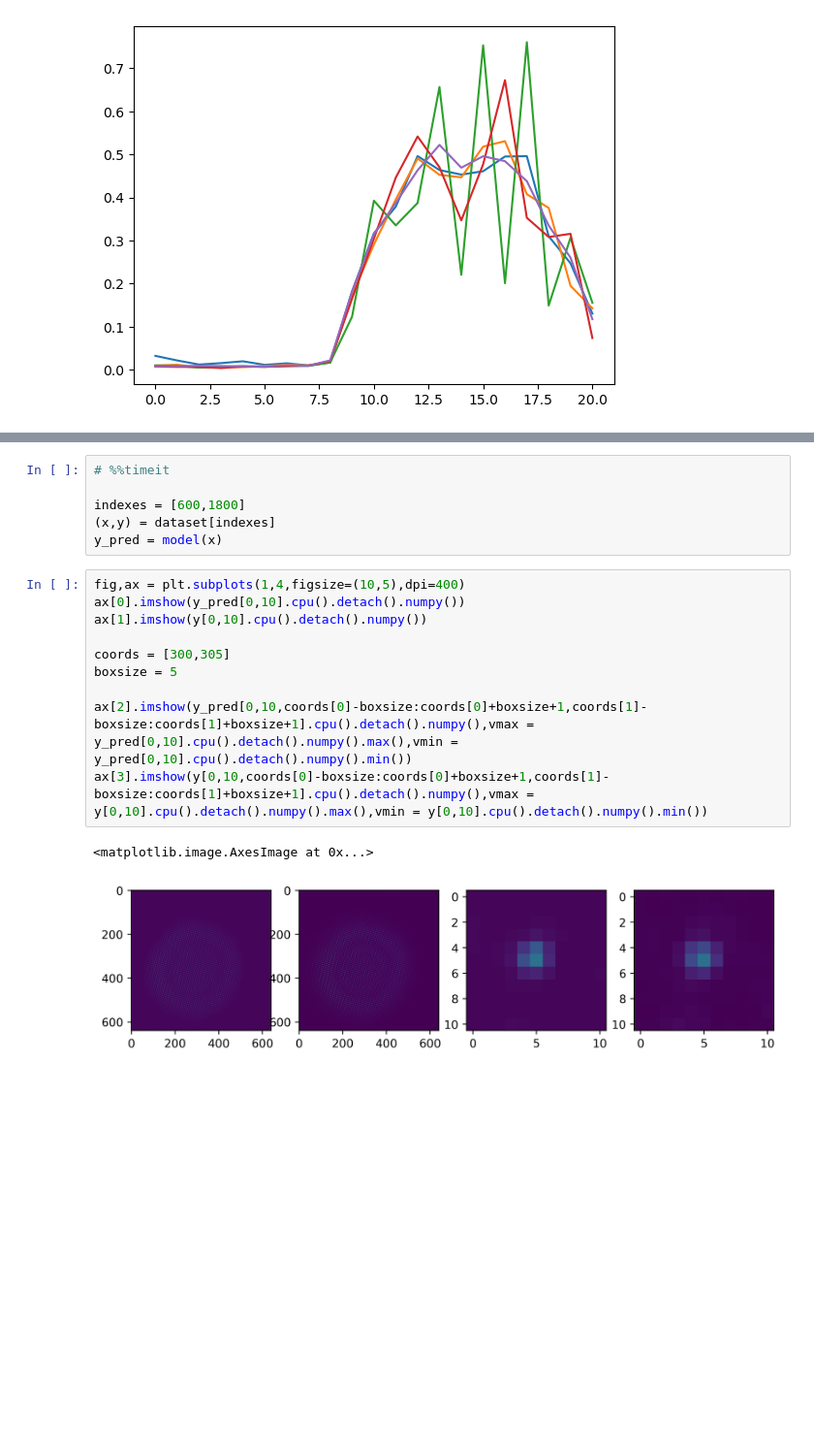
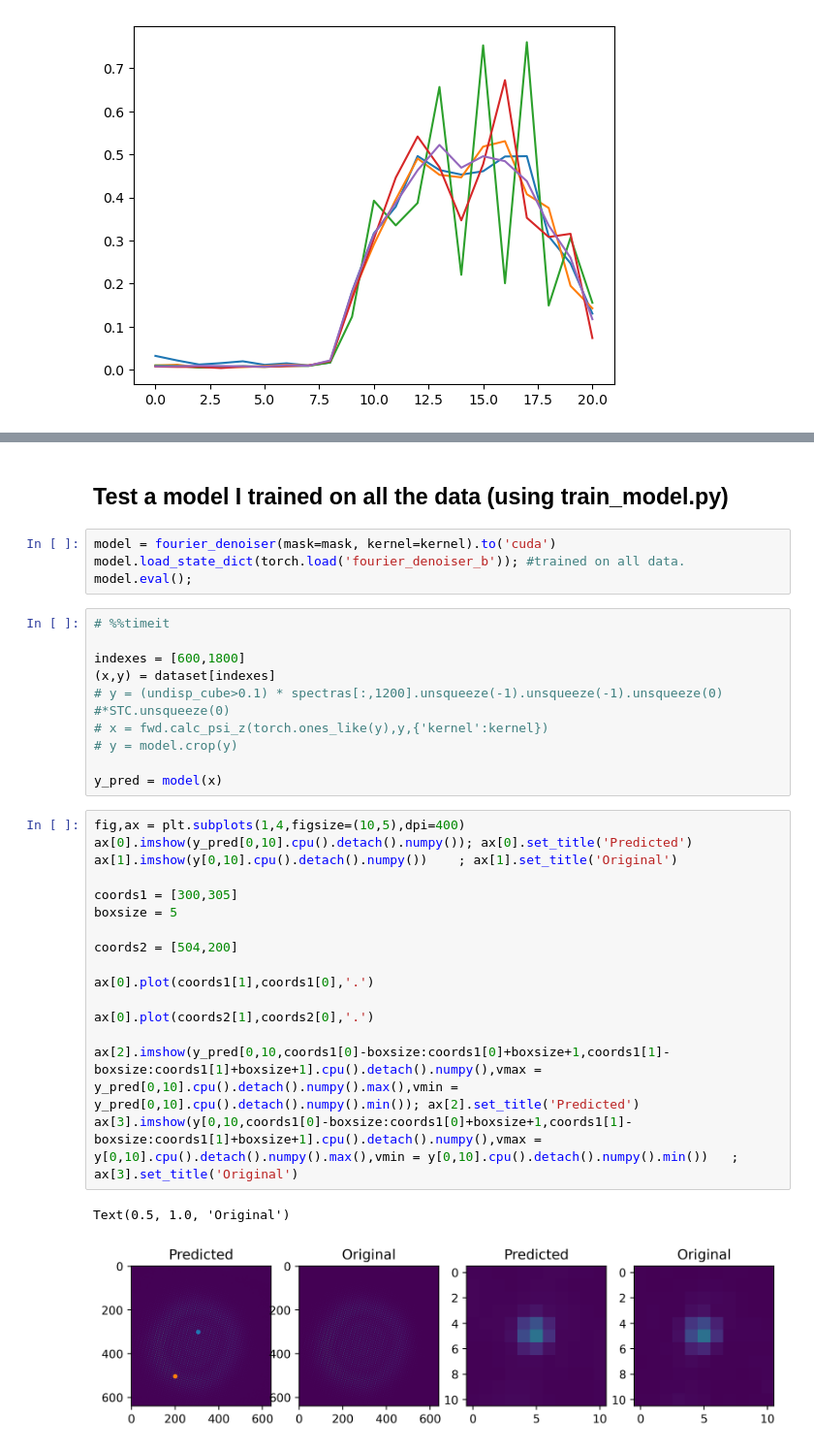
Before and after one commit to sunnyhoward/SCI, a Jupyter notebook: models/train_model.ipynb, the cells around one changed output, grey strips where cells are left out. Shown at 97% size. Cells and saved outputs as stored; diff of their text form; blank space fills up the shorter version.

```diff
--- a/models/train_model.ipynb
+++ b/models/train_model.ipynb
@@ -107,20 +86,36 @@ Text(0, 0.5, 'log10(MSE)')
+# %% [markdown]
+## Test a model I trained on all the data (using train_model.py)
+# %%
+model = fourier_denoiser(mask=mask, kernel=kernel).to('cuda')
+model.load_state_dict(torch.load('fourier_denoiser_b')); #trained on all data.
+model.eval();
 # %%
 # %%timeit
 
 indexes = [600,1800]
 (x,y) = dataset[indexes]
+# y = (undisp_cube>0.1) * spectras[:,1200].unsqueeze(-1).unsqueeze(-1).unsqueeze(0) #*STC.unsqueeze(0)
+# x = fwd.calc_psi_z(torch.ones_like(y),y,{'kernel':kernel})
+# y = model.crop(y)
+
 y_pred = model(x)
 # %%
 fig,ax = plt.subplots(1,4,figsize=(10,5),dpi=400)
-ax[0].imshow(y_pred[0,10].cpu().detach().numpy())
-ax[1].imshow(y[0,10].cpu().detach().numpy())
+ax[0].imshow(y_pred[0,10].cpu().detach().numpy()); ax[0].set_title('Predicted')
+ax[1].imshow(y[0,10].cpu().detach().numpy())    ; ax[1].set_title('Original')
 
-coords = [300,305]
+coords1 = [300,305]
 boxsize = 5
 
-ax[2].imshow(y_pred[0,10,coords[0]-boxsize:coords[0]+boxsize+1,coords[1]-boxsize:coords[1]+boxsize+1].cpu().detach().numpy(),vmax = y_pred[0,10].cpu().detach().numpy().max(),vmin = y_pred[0,10].cpu().detach().numpy().min())
-ax[3].imshow(y[0,10,coords[0]-boxsize:coords[0]+boxsize+1,coords[1]-boxsize:coords[1]+boxsize+1].cpu().detach().numpy(),vmax = y[0,10].cpu().detach().numpy().max(),vmin = y[0,10].cpu().detach().numpy().min())
+coords2 = [504,200]
+
+ax[0].plot(coords1[1],coords1[0],'.')
+
+ax[0].plot(coords2[1],coords2[0],'.')
+
+ax[2].imshow(y_pred[0,10,coords1[0]-boxsize:coords1[0]+boxsize+1,coords1[1]-boxsize:coords1[1]+boxsize+1].cpu().detach().numpy(),vmax = y_pred[0,10].cpu().detach().numpy().max(),vmin = y_pred[0,10].cpu().detach().numpy().min()); ax[2].set_title('Predicted')
+ax[3].imshow(y[0,10,coords1[0]-boxsize:coords1[0]+boxsize+1,coords1[1]-boxsize:coords1[1]+boxsize+1].cpu().detach().numpy(),vmax = y[0,10].cpu().detach().numpy().max(),vmin = y[0,10].cpu().detach().numpy().min())   ; ax[3].set_title('Original')
 # %% [output]
-<matplotlib.image.AxesImage at 0x...>
+Text(0.5, 1.0, 'Original')
-[figure, old version]
+[figure, new version]
 # %%
```
Also changed, not shown: parts of 12 cells of this notebook, 6 other files.
